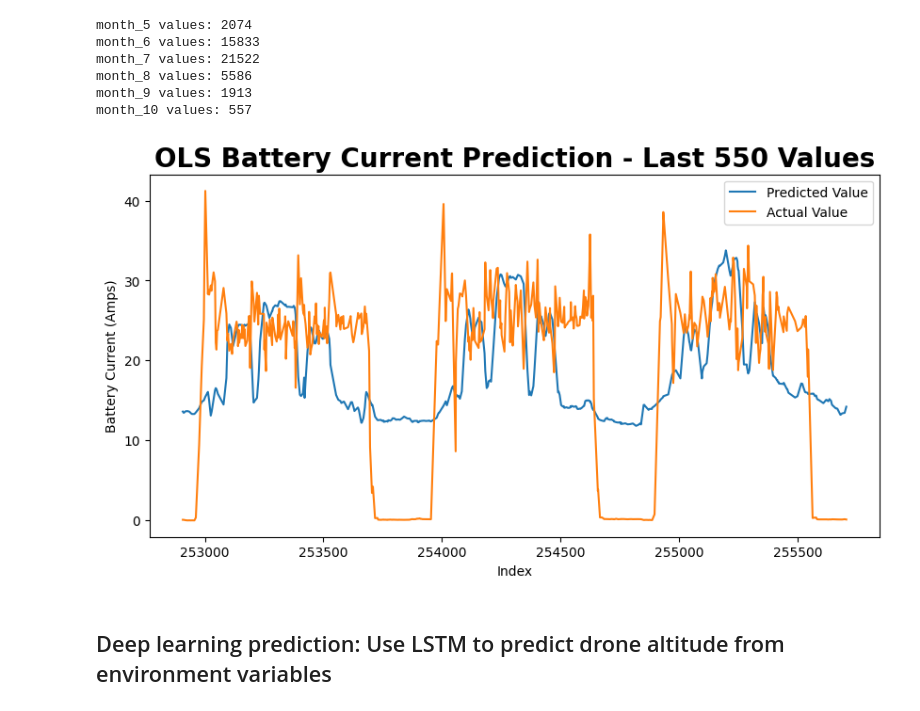
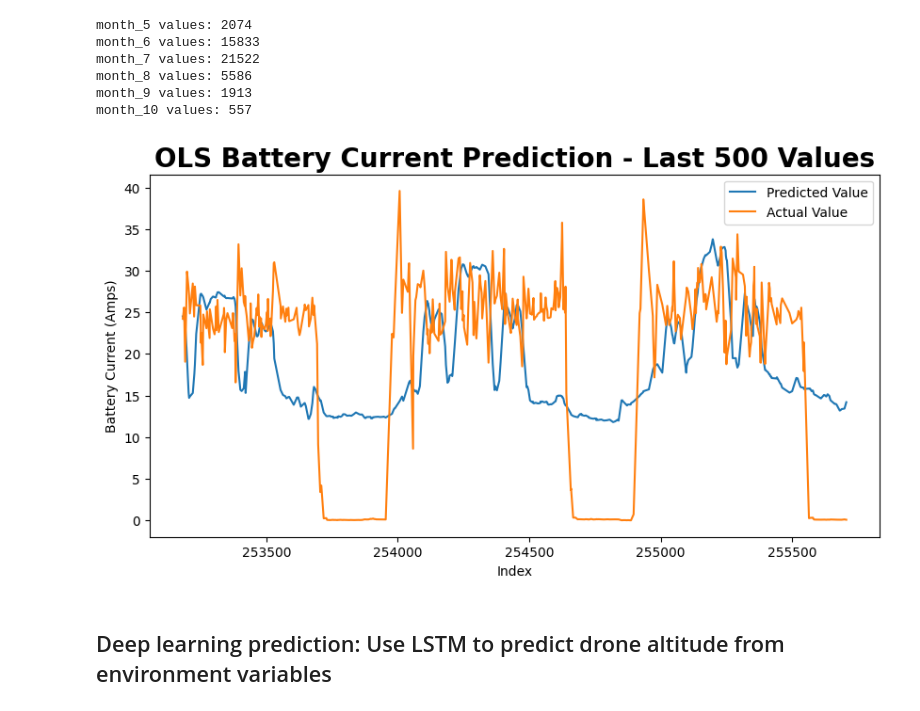
Before and after one commit to caliskate/delivery-drone-flight-predictions, a Jupyter notebook: flight_predictions.ipynb, the cells around one changed output. Saved outputs shown, nothing was run; the diff lists cells and outputs as text; code cells hidden in the pictures.

```diff
--- a/flight_predictions.ipynb
+++ b/flight_predictions.ipynb
@@ -677,27 +677,27 @@ month_10 values: 557
 # %%
 # Assisted by ChatGPT to help with slicing data
 # Number of values to visualize in lineplot
-vis_limit = int(550)
+vis_limit = 500
 # Sort x and y by index for lineplots
 X_test = X_test.sort_index()
 y_test = y_test.sort_index()
 
 # Select slice of data to plot
 y_pred_test = X_test['ts_prediction'][-vis_limit:]
 y_true_test = y_test[-vis_limit:]
 
 
 # Create the plot
 fig_verify = plt.figure(figsize=(10, 5))
 plt.plot(y_pred_test, label='Predicted Value')
 plt.plot(y_true_test, label='Actual Value')
 plt.title(f'OLS Battery Current Prediction - Last {vis_limit} Values', fontsize=20, fontweight='bold')
 plt.ylabel('Battery Current (Amps)')
 plt.xlabel('Index')
 plt.legend()
 plt.show()
 # %% [output]
-[figure, old version]
+[figure, new version]
 # %%
 # Add datetime to X_test where index matches
 X_test['datetime'] = drone_df_full_flights['datetime'].loc[X_test.index]
```
Also changed, not shown: parts of 7 cells of this notebook.
